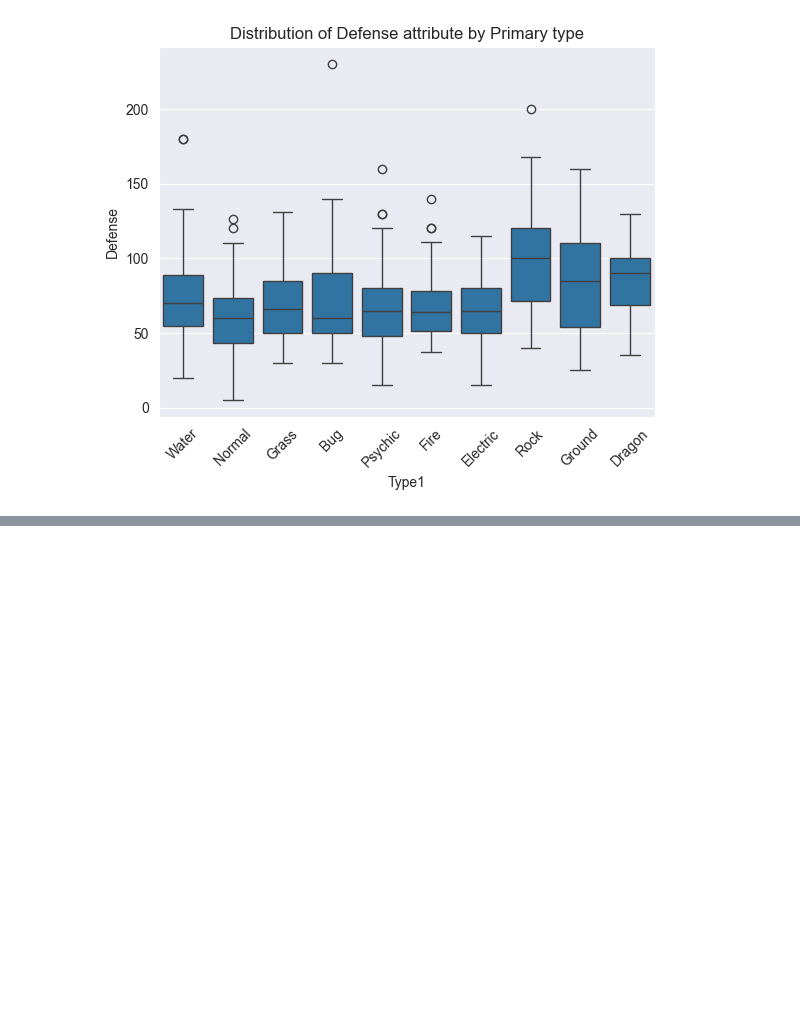
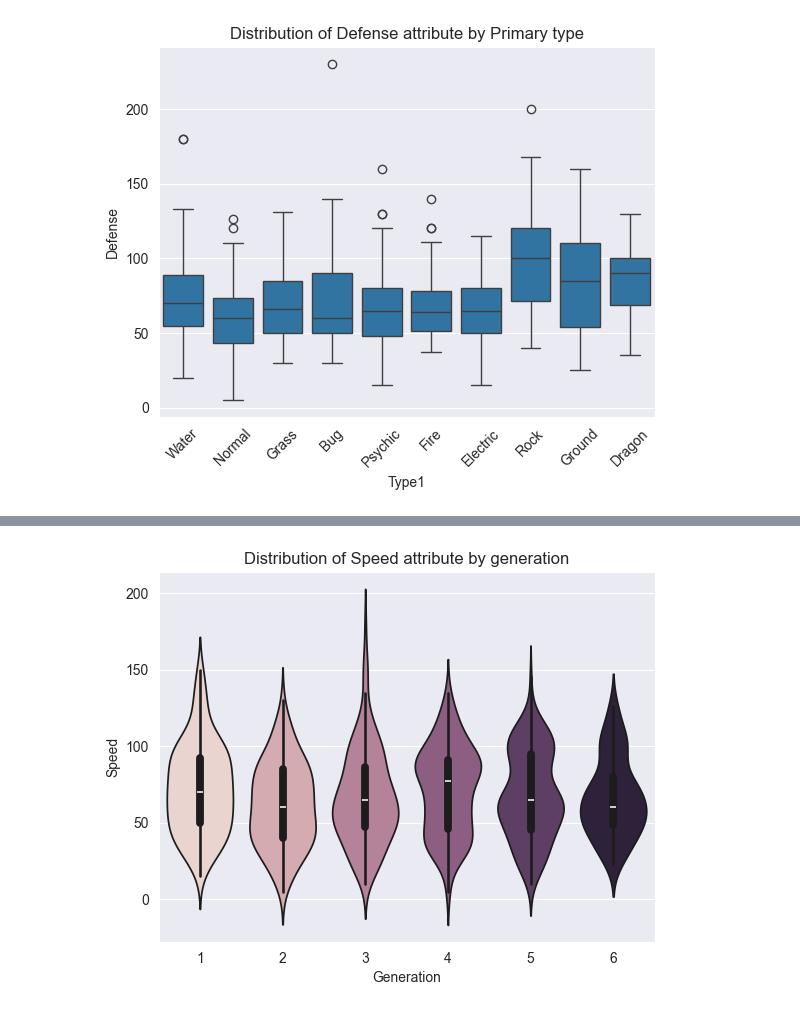
Before and after one commit to VideojogosLusofona/mlf_2025_lectures, a Jupyter notebook: lecture01/pokemons.ipynb, the cells around one changed output, grey strips where cells are left out. Saved outputs shown, nothing was run; the diff lists cells and outputs as text; code cells hidden in the pictures; blank space fills up the shorter version.

```diff
--- a/lecture01/pokemons.ipynb
+++ b/lecture01/pokemons.ipynb
@@ -325,0 +378,6 @@ Text(0.5, 0, 'Pokémon Generation')
+# %%
+# Violin plot of speed attribute by generation (we use the same 'hue' trick)
+ax_box_speedgen = sns.violinplot(data=df, x="Generation", y="Speed", hue="Generation", legend=False)
+ax_box_speedgen.set_title("Distribution of Speed attribute by generation");
+# %% [output]
+[figure, added]
```
Also changed, not shown: parts of 16 cells of this notebook.
